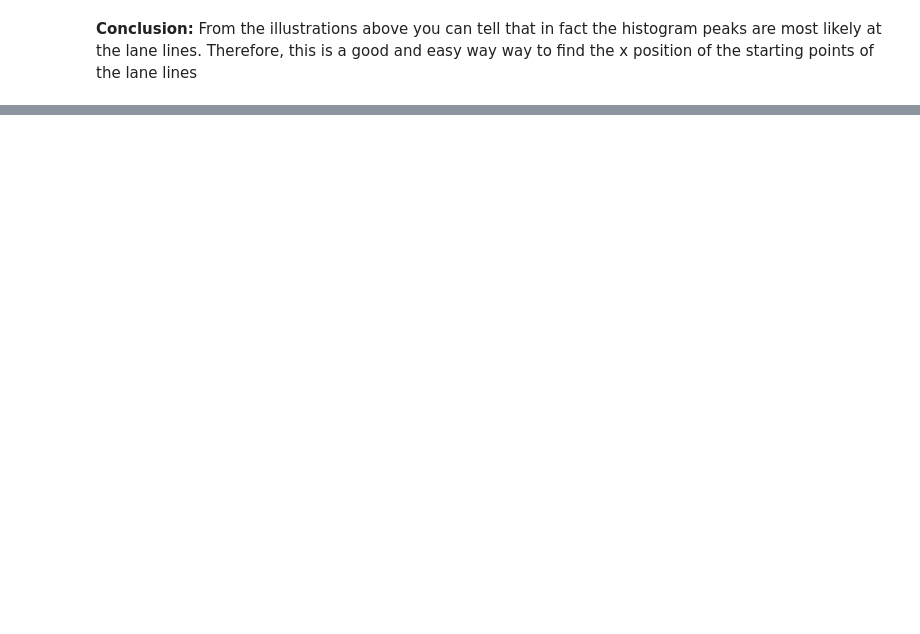
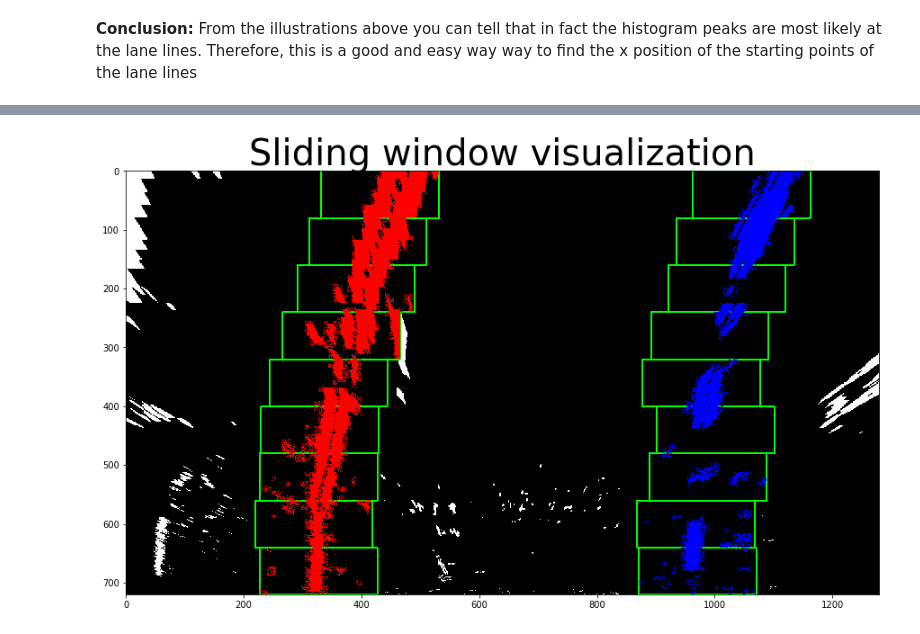
Before and after one commit to CheloGE/CarND-Finding_Lines_shape_position, a Jupyter notebook: Finding_Lines.ipynb, the cells around one changed output, grey strips where cells are left out. Cells and saved outputs as stored; diff of their text form; code cells hidden in the pictures; blank space fills up the shorter version.

```diff
--- a/Finding_Lines.ipynb
+++ b/Finding_Lines.ipynb
@@ -52,0 +61,16 @@ plt.show()
+# %%
+# Load our image
+# `mpimg.imread` will load .jpg as 0-255, so normalize back to 0-1
+img = mpimg.imread('warped-example.jpg')/255 # remember image is a binary picture after perspective calibration, undistortion, gradient & HSL thersholds, perspective transform
+
+def starting_pos_lines(img):
+    # Take a histogram of the bottom half of the image
+    histogram, _ = hist(img)
+    # Find the peak of the left and right halves of the histogram
+    # These will be the starting point for the left and right lines
+    hist_Lenght = histogram.shape[0]
+    midpoint = np.int(hist_Lenght//2)#two slashes to apply floor to the division. i.e. floor(3/2) = 3//2
+    # Find position of left peak and right peak
+    leftx_base = np.argmax(histogram[:midpoint])
+    rightx_base = np.argmax(histogram[midpoint:]) + midpoint
+    return leftx_base, rightx_base
@@ -52,0 +209,9 @@ plt.show()
+# %%
+left_posX, left_posY, right_posX, right_posY, out_img = sliding_windows(img, 9, 100, 50, visualize=True)
+out_img[left_posY, left_posX] = [255, 0 , 0] # Setting all pixels in left windows as red
+out_img[right_posY, right_posX] = [0, 0 , 255] # Setting all pixels in left windows as blue
+plt.figure(figsize=(15,15))
+plt.imshow(out_img);
+plt.title('Sliding window visualization', fontsize=40);
+# %% [output]
+[figure, added]
```
Also changed, not shown: parts of 10 cells of this notebook.
